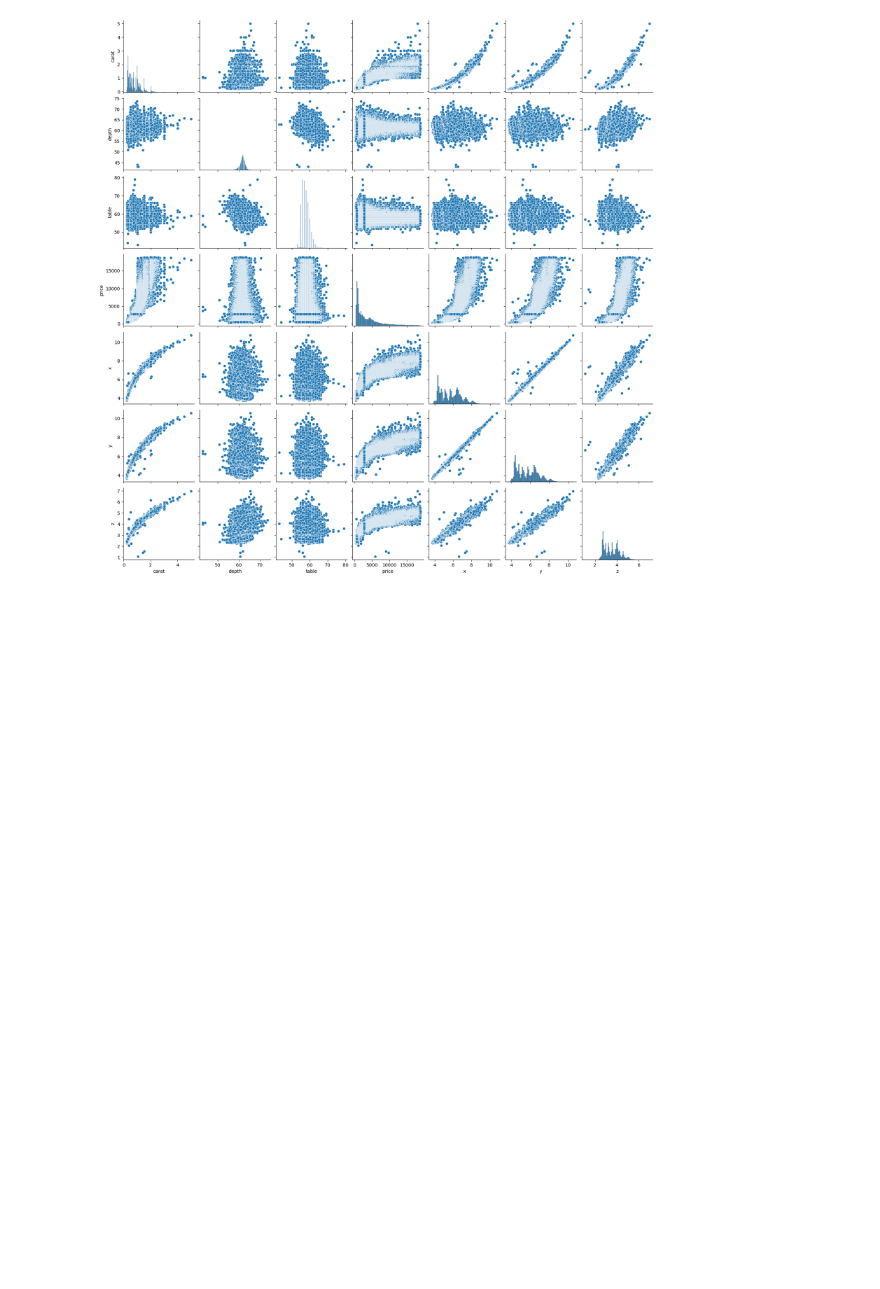
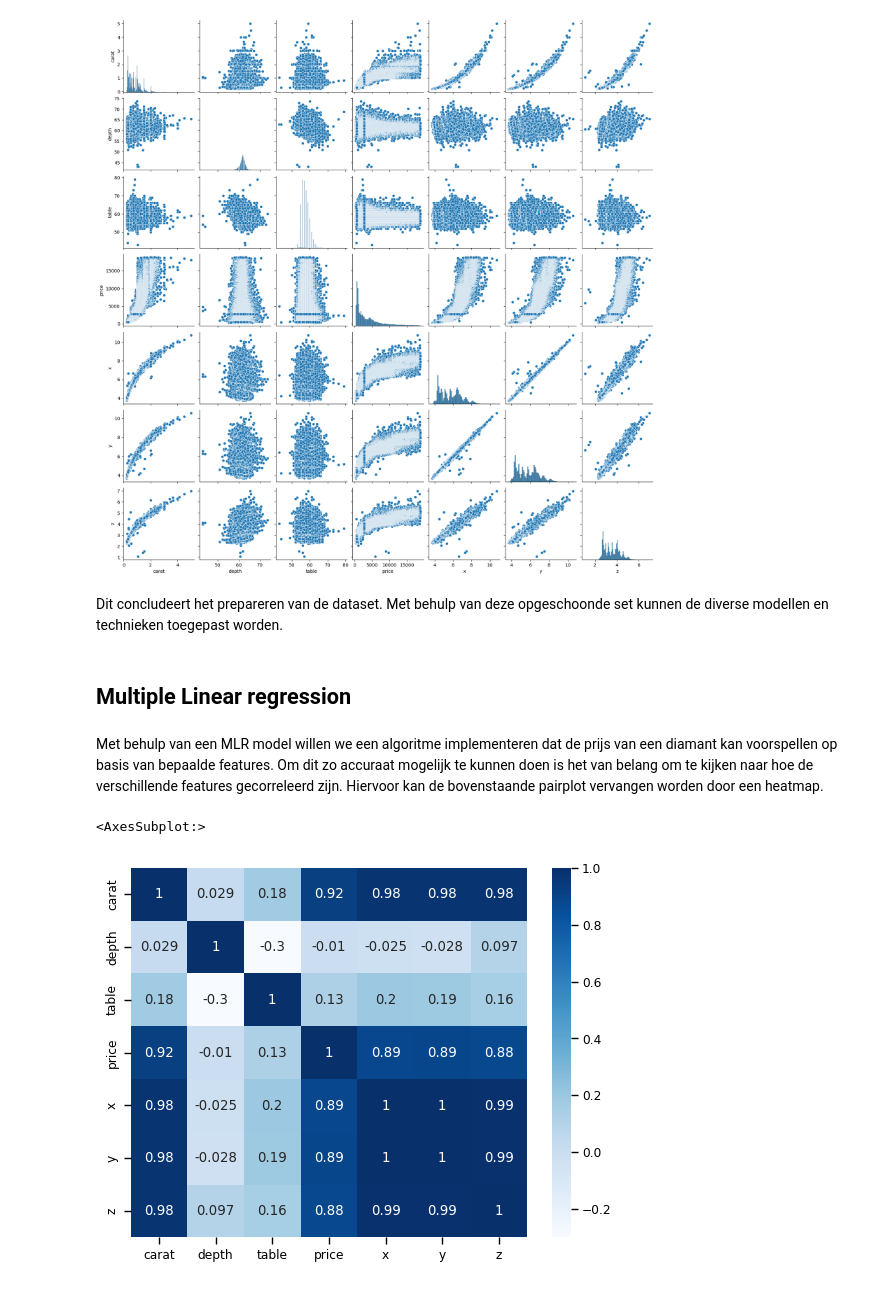
Before and after one commit to MaxSmeets/pi7, a Jupyter notebook: pi7.ipynb, the cells around one changed output. Drawn from its saved outputs; the diff is of its cells as text; code cells hidden in the pictures; blank space fills up the shorter version.

```diff
--- a/pi7.ipynb
+++ b/pi7.ipynb
@@ -255,3 +243,17 @@ sns.pairplot(df)
 # %% [output]
 <seaborn.axisgrid.PairGrid at 0x...>
 [figure]
+# %% [markdown]
+Dit concludeert het prepareren van de dataset. Met behulp van deze opgeschoonde set kunnen de diverse modellen en technieken toegepast worden.
+# %% [markdown]
+<a id='mlr'></a>
+
+## Multiple Linear regression
+# %% [markdown]
+Met behulp van een MLR model willen we een algoritme implementeren dat de prijs van een diamant kan voorspellen op basis van bepaalde features. Om dit zo accuraat mogelijk te kunnen doen is het van belang om te kijken naar hoe de verschillende features gecorreleerd zijn. Hiervoor kan de bovenstaande pairplot vervangen worden door een heatmap.
+# %%
+df_correlations = df.corr(numeric_only=True)
+sns.heatmap(df_correlations, annot=True, cmap='Blues')
+# %% [output]
+<AxesSubplot:>
+[figure, added]
```
Also changed, not shown: parts of 19 cells of this notebook.
